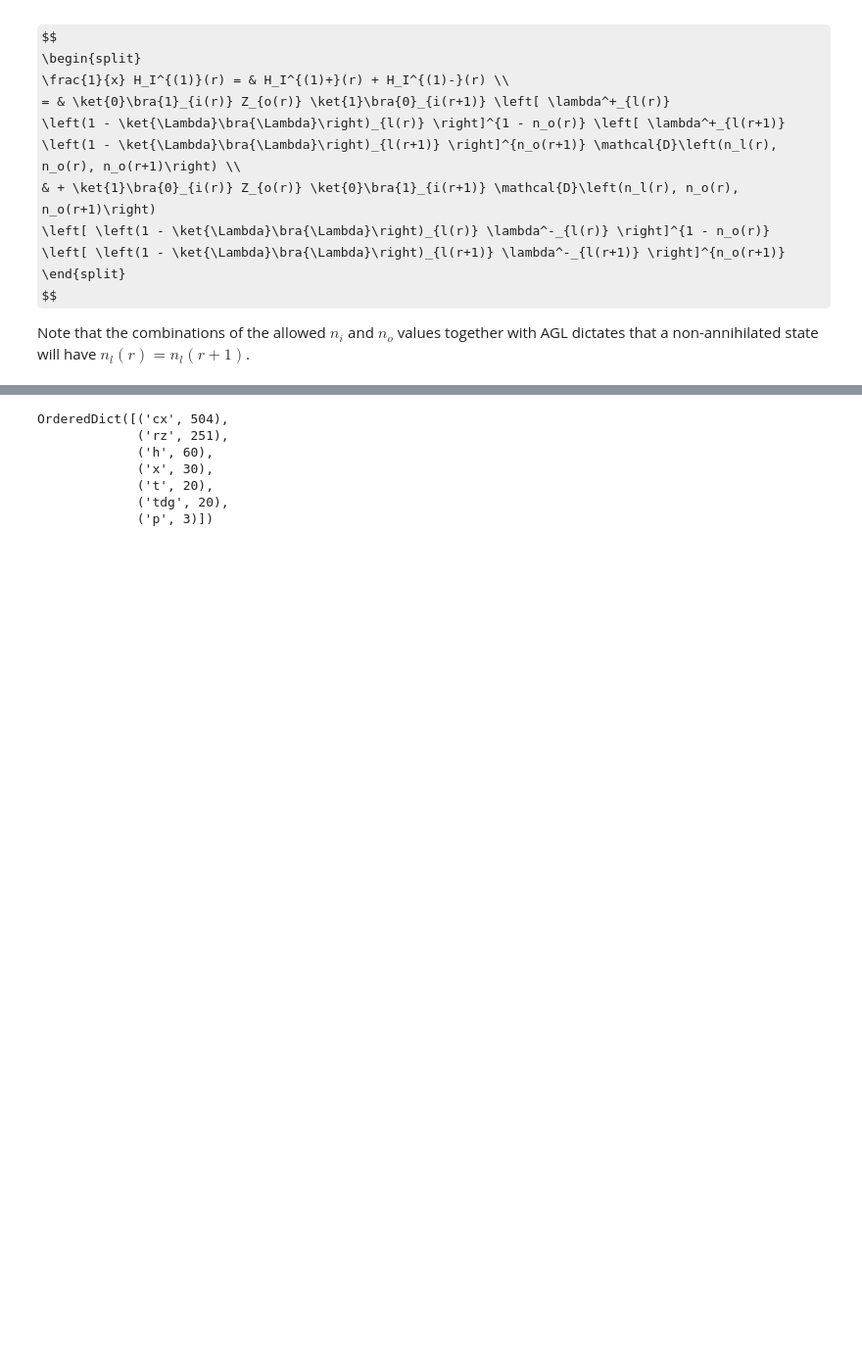
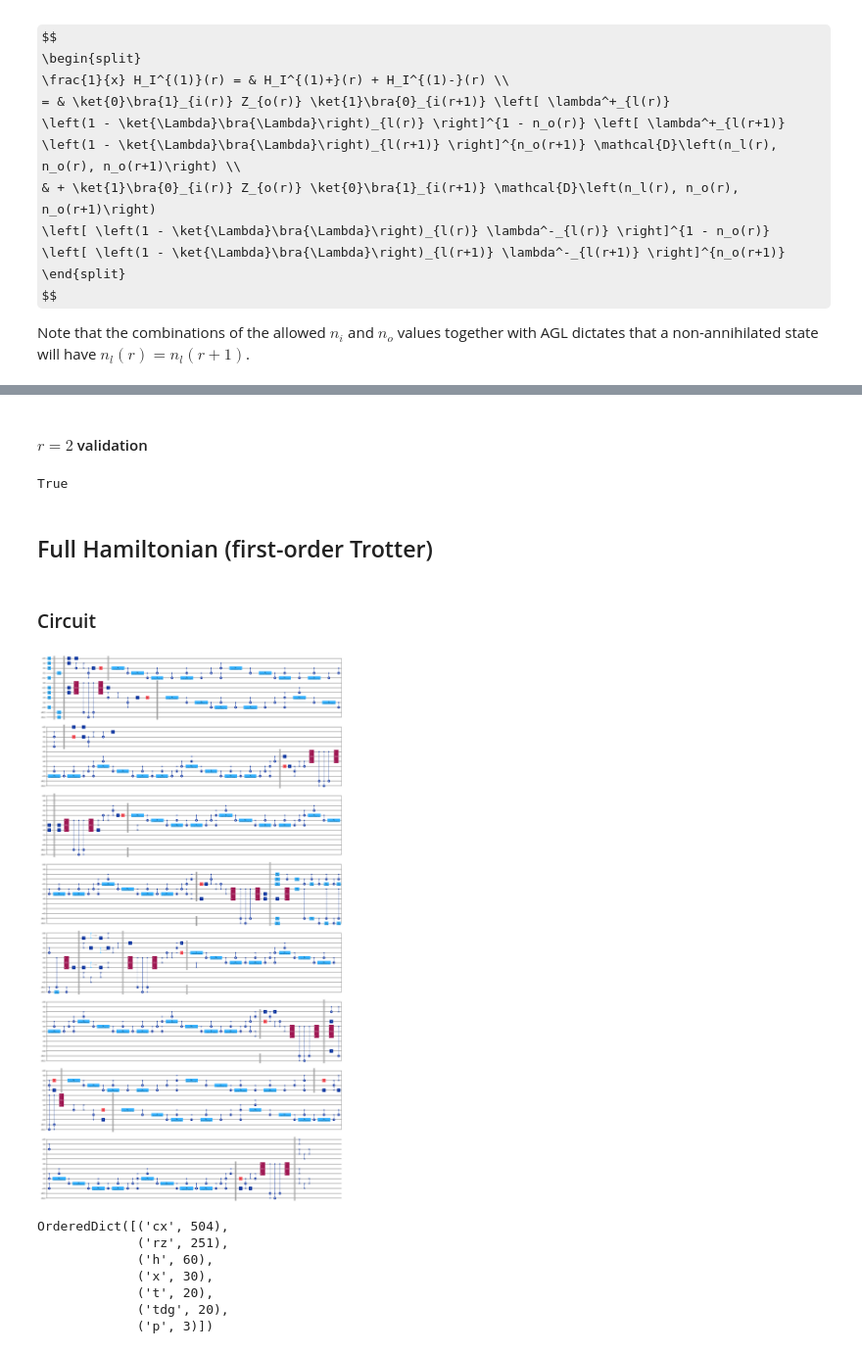
Before and after one commit to yiiyama/lsh-qudit, a Jupyter notebook: full_circuit_qubit.ipynb, the cells around one changed output, grey strips where cells are left out. Shown at 98% size. Drawn from its saved outputs; the diff is of its cells as text; code cells hidden in the pictures; some formulas as TeX source; blank space fills up the shorter version.

Commit message:
Validated new layout and transpiler modules

```diff
--- a/full_circuit_qubit.ipynb
+++ b/full_circuit_qubit.ipynb
@@ -425,3 +358,33 @@ draw_circuit(full_circuit, full_qp, reorder=False, scale=0.8, fold=60)
+# %% [markdown]
+#### $r=2$ validation
+# %%
+assigned = circuit.assign_parameters({interaction_x: x, time_step: dt})
+ordered_qp = QubitPlacement([('i', 2), ('o', 2), ('l', 2), ('d0', 2), ('d1', 2), ('i', 3), ('o', 3), ('l', 3)])
+ordered = QuantumCircuit(ordered_qp.num_qubits)
+ordered.compose(assigned, qubits=[ordered_qp[lab] for lab in init_p.qubit_labels], inplace=True)
+hmat = hi2_mat.reshape(4, 4, 16, 4, 4, 16)[:2, :, :, :2, :, :].reshape(128, 128) * x * dt
+subspace_multi = physical_states(max_right_flux=1, num_sites=2, as_multi=True)[:, ::-1]
+subspace = np.concatenate([subspace_multi[:, :3], (subspace_multi[:, 3:4] >> np.arange(2)[None, ::-1]) % 2, subspace_multi[:, 4:]], axis=1)
+validate_circuit(ordered, hmat, ancillae=(2,), boson_regs=[(6, 7)], subspace=tuple(subspace.T))
+# %% [output]
+True
+# %% [markdown]
+## Full Hamiltonian (first-order Trotter)
+# %% [markdown]
+### Circuit
+# %%
+full_qp = QubitPlacement(
+    [('o', 0), ('i', 0)]
+    + [('i', 1), ('l', 1), ('o', 1)]
+    + [('l', 2), ('o', 2), ('i', 2)]
+    + [('i', 3), ('l', 3), ('o', 3)]
+    + [('d0', 2), ('d1', 2)]
+)
+full_circuit = hamiltonian(4, time_step, mass_mu, interaction_x, qp=full_qp,
+                           max_left_flux=0, max_right_flux=1, with_barrier=True)[0]
+draw_circuit(full_circuit, full_qp, reorder=False, scale=0.8, fold=60)
+# %% [output]
+[figure, added]
 # %%
 precompile_pm = lsh_qudit_precompiler()
 precompiled = precompile_pm.run(full_circuit)
```
Also changed, not shown: parts of 68 cells of this notebook, 1 other file.
